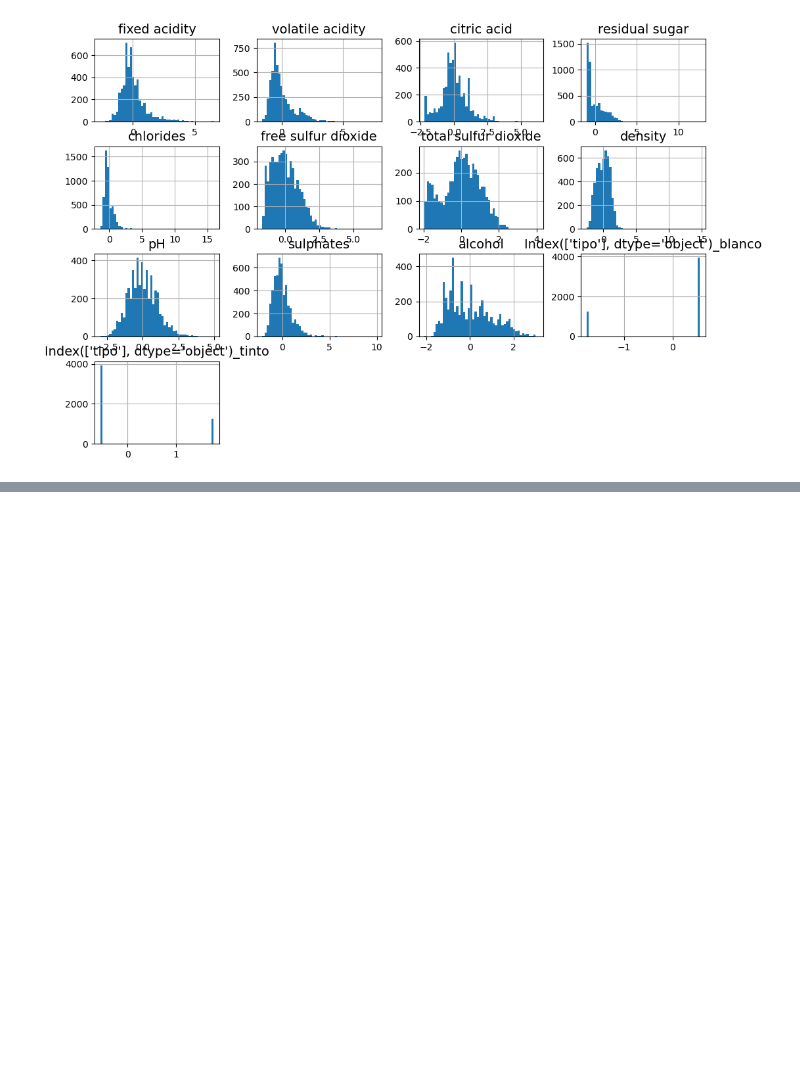
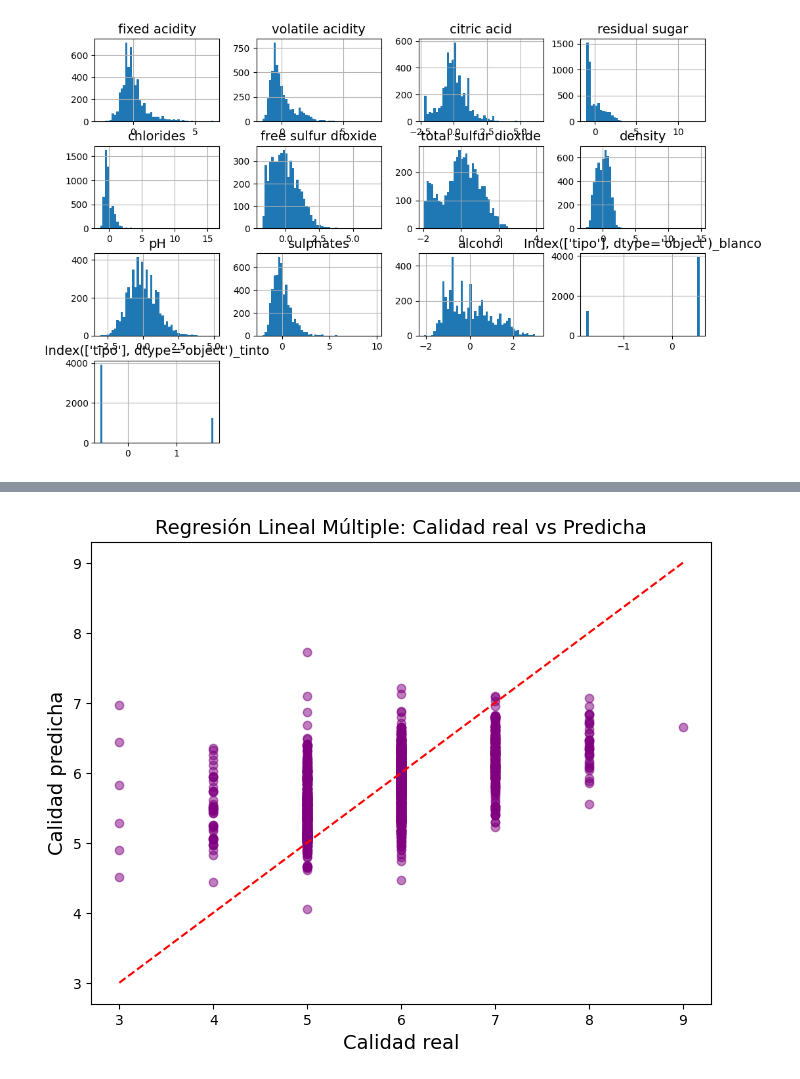
Before and after one commit to LuisDavid01/practica5-6ML, a Jupyter notebook: G7_SC707_Practica7-8_LN.ipynb, the cells around one changed output, grey strips where cells are left out. Saved outputs shown, nothing was run; the diff lists cells and outputs as text; code cells hidden in the pictures; blank space fills up the shorter version.

```diff
--- a/G7_SC707_Practica7-8_LN.ipynb
+++ b/G7_SC707_Practica7-8_LN.ipynb
@@ -296,0 +301,7 @@ vino_train_proc.head(10)
+# %%
+X = vino.drop(columns=['quality', 'tipo'])
+y = vino['quality']
+X_train, X_test, y_train, y_test = train_test_split(X, y, test_size=0.2, random_state=42)
+model = LinearRegression()
+model.fit(X_train, y_train)
+y_pred = model.predict(X_test)
@@ -296,0 +337,11 @@ vino_train_proc.head(10)
+# %%
+# Visualizar resultados: valores reales vs predichos
+plt.figure(figsize=(8, 6))
+plt.scatter(y_test, y_pred, color='purple', alpha=0.5)
+plt.xlabel('Calidad real')
+plt.ylabel('Calidad predicha')
+plt.title('Regresión Lineal Múltiple: Calidad real vs Predicha')
+plt.plot([y.min(), y.max()], [y.min(), y.max()], color='red', linestyle='--')  # línea ideal
+plt.show()
+# %% [output]
+[figure, added]
```
Also changed, not shown: parts of 6 cells of this notebook.
